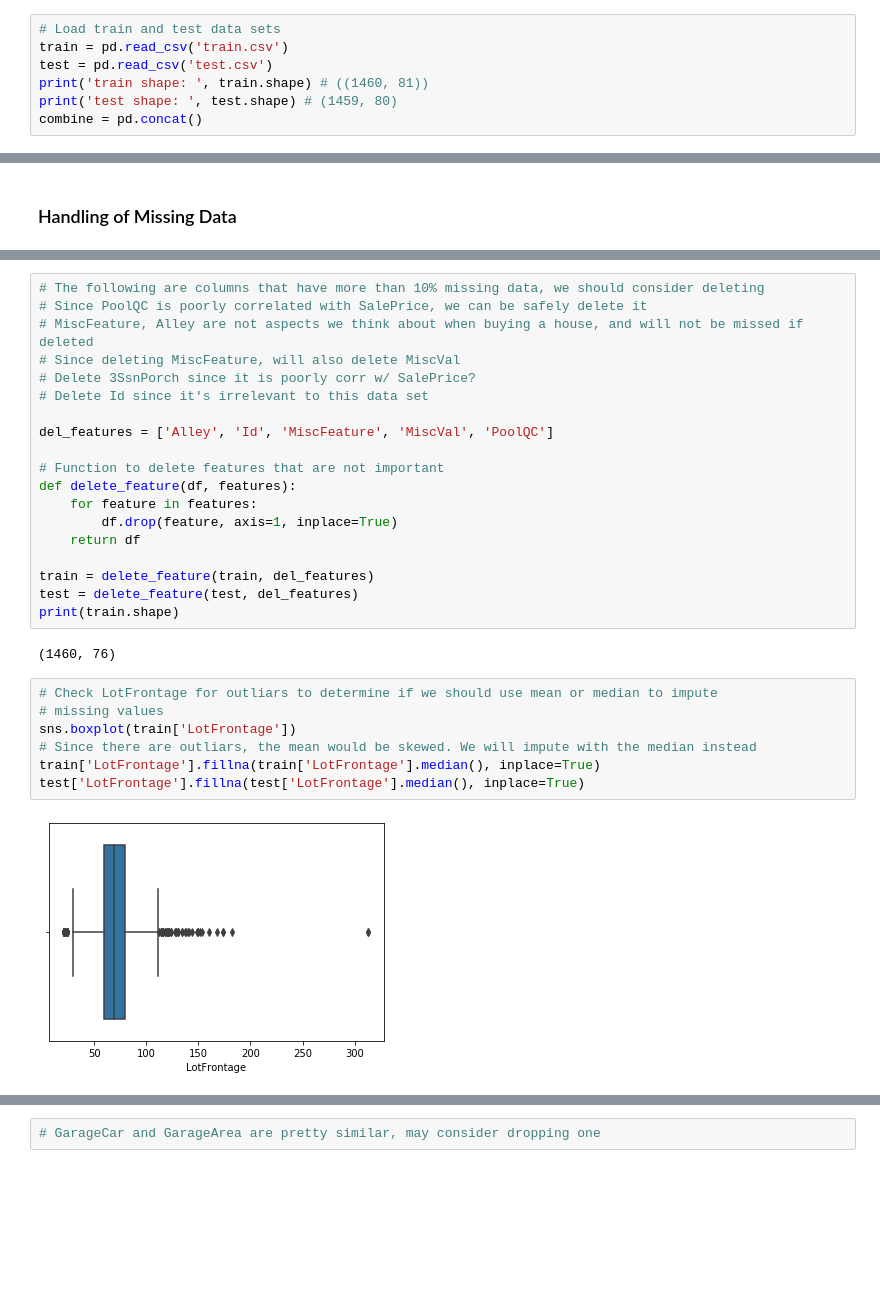
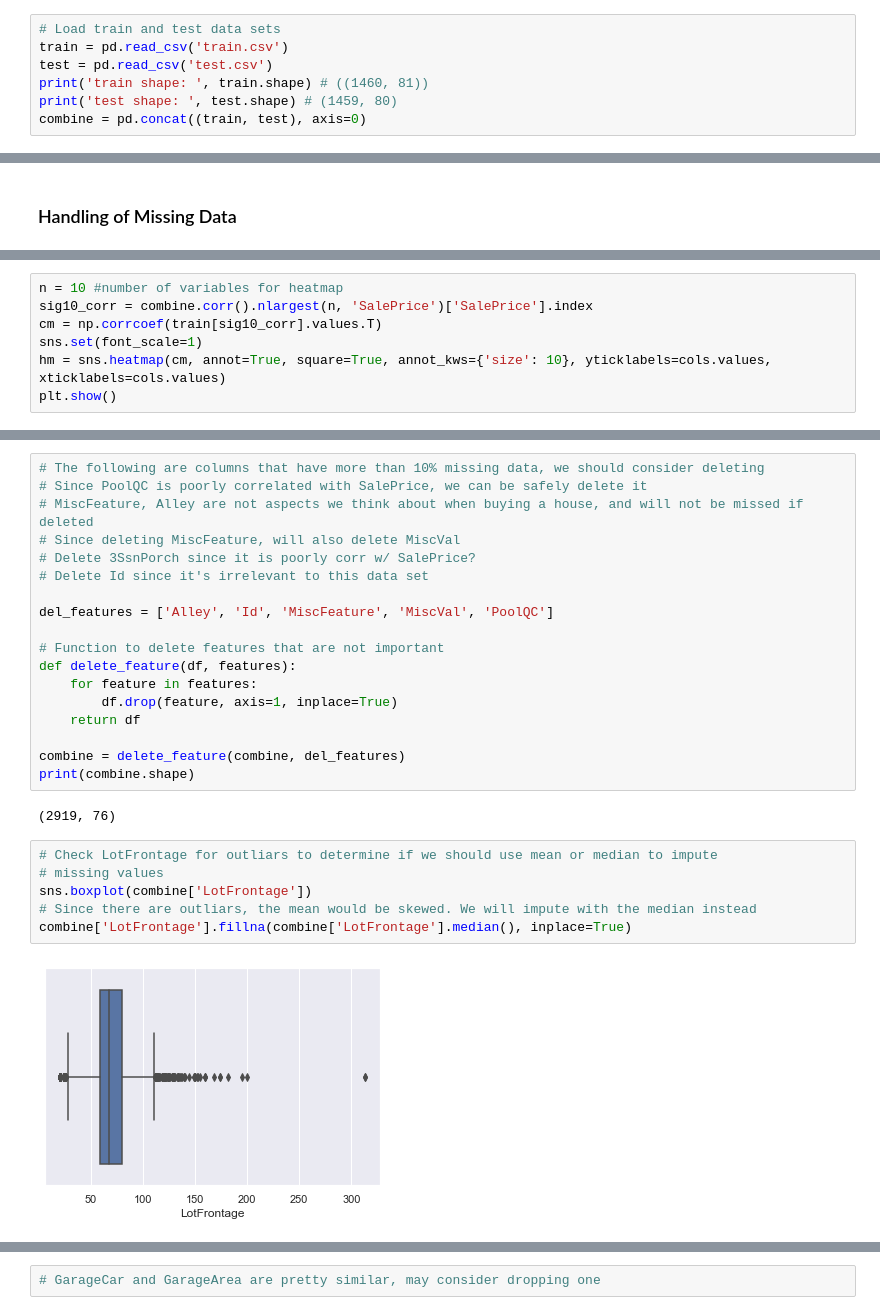
Before and after one commit to kristinteves/ML_HousePrice, a Jupyter notebook: Van/AmesHousing_DataProcessing.ipynb, the cells around one changed output, grey strips where cells are left out. Saved outputs shown, nothing was run; the diff lists cells and outputs as text; blank space fills up the shorter version.

```diff
--- a/Van/AmesHousing_DataProcessing.ipynb
+++ b/Van/AmesHousing_DataProcessing.ipynb
@@ -13,7 +13,7 @@ train = pd.read_csv('train.csv')
 test = pd.read_csv('test.csv')
 print('train shape: ', train.shape) # ((1460, 81))
 print('test shape: ', test.shape) # (1459, 80)
-combine = pd.concat()
+combine = pd.concat((train, test), axis=0)
 # %% [output]
 train shape:  (1460, 81)
 test shape:  (1459, 80)
@@ -118,0 +116,7 @@ plt.show()
+# %%
+n = 10 #number of variables for heatmap
+sig10_corr = combine.corr().nlargest(n, 'SalePrice')['SalePrice'].index
+cm = np.corrcoef(train[sig10_corr].values.T)
+sns.set(font_scale=1)
+hm = sns.heatmap(cm, annot=True, square=True, annot_kws={'size': 10}, yticklabels=cols.values, xticklabels=cols.values)
+plt.show()
@@ -152,19 +164,17 @@ def delete_feature(df, features):
         df.drop(feature, axis=1, inplace=True)
     return df
 
-train = delete_feature(train, del_features)
-test = delete_feature(test, del_features)
-print(train.shape)
+combine = delete_feature(combine, del_features)
+print(combine.shape)
 # %% [output]
-(1460, 76)
+(2919, 76)
 # %%
 # Check LotFrontage for outliars to determine if we should use mean or median to impute
 # missing values
-sns.boxplot(train['LotFrontage'])
+sns.boxplot(combine['LotFrontage'])
 # Since there are outliars, the mean would be skewed. We will impute with the median instead
-train['LotFrontage'].fillna(train['LotFrontage'].median(), inplace=True)
-test['LotFrontage'].fillna(test['LotFrontage'].median(), inplace=True)
+combine['LotFrontage'].fillna(combine['LotFrontage'].median(), inplace=True)
 # %% [output]
-[figure, old version]
+[figure, new version]
 # %%
 # Impute missing Electrical value with mode value
```
Also changed, not shown: parts of 62 cells of this notebook, 3 other files.
